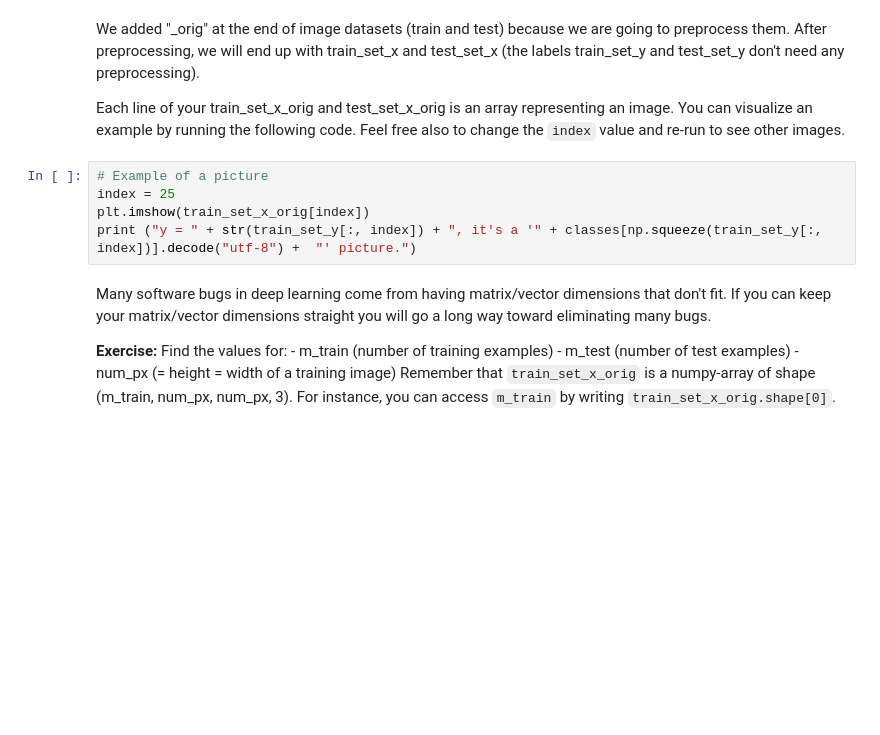
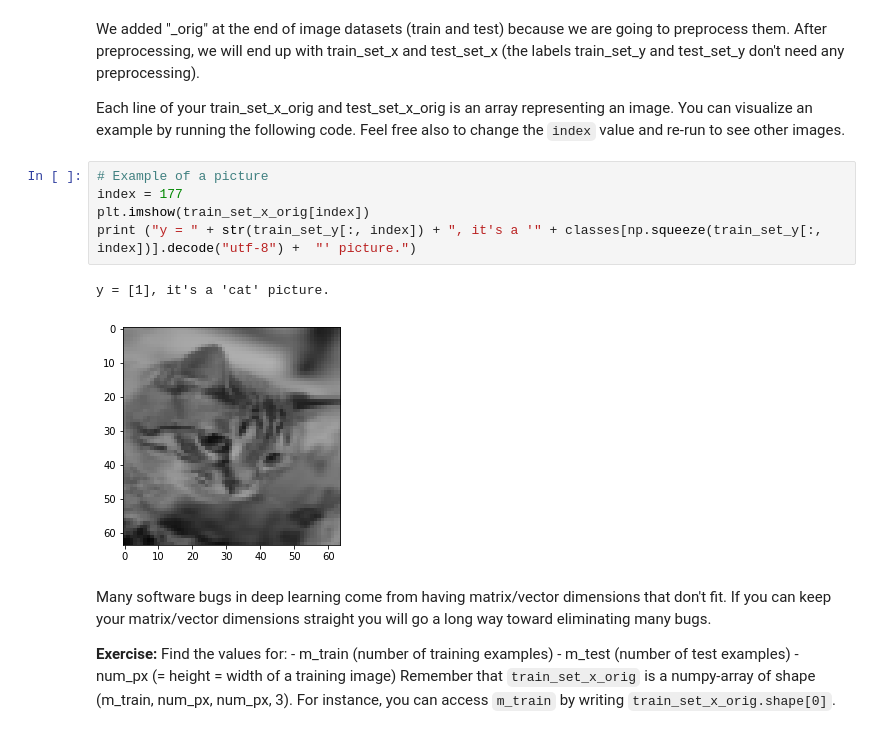
Before and after one commit to boichonoc/ml_course, a Jupyter notebook: Week_1/Logistic_regression_as_a_neural_network/Logistic Regression with a Neural Network mindset v5.ipynb, the cells around one changed output. Saved outputs shown, nothing was run; the diff lists cells and outputs as text; blank space fills up the shorter version.

```diff
--- a/Week_1/Logistic_regression_as_a_neural_network/Logistic Regression with a Neural Network mindset v5.ipynb
+++ b/Week_1/Logistic_regression_as_a_neural_network/Logistic Regression with a Neural Network mindset v5.ipynb
@@ -50,9 +50,12 @@ We added "_orig" at the end of image datasets (train and test) because we are go
 Each line of your train_set_x_orig and test_set_x_orig is an array representing an image. You can visualize an example by running the following code. Feel free also to change the `index` value and re-run to see other images.
 # %%
 # Example of a picture
-index = 25
+index = 177
 plt.imshow(train_set_x_orig[index])
 print ("y = " + str(train_set_y[:, index]) + ", it's a '" + classes[np.squeeze(train_set_y[:, index])].decode("utf-8") +  "' picture.")
+# %% [output]
+y = [1], it's a 'cat' picture.
+[figure, added]
 # %% [markdown]
 Many software bugs in deep learning come from having matrix/vector dimensions that don't fit. If you can keep your matrix/vector dimensions straight you will go a long way toward eliminating many bugs.
 
```
Also changed, not shown: parts of 19 cells of this notebook, 2 other files.
